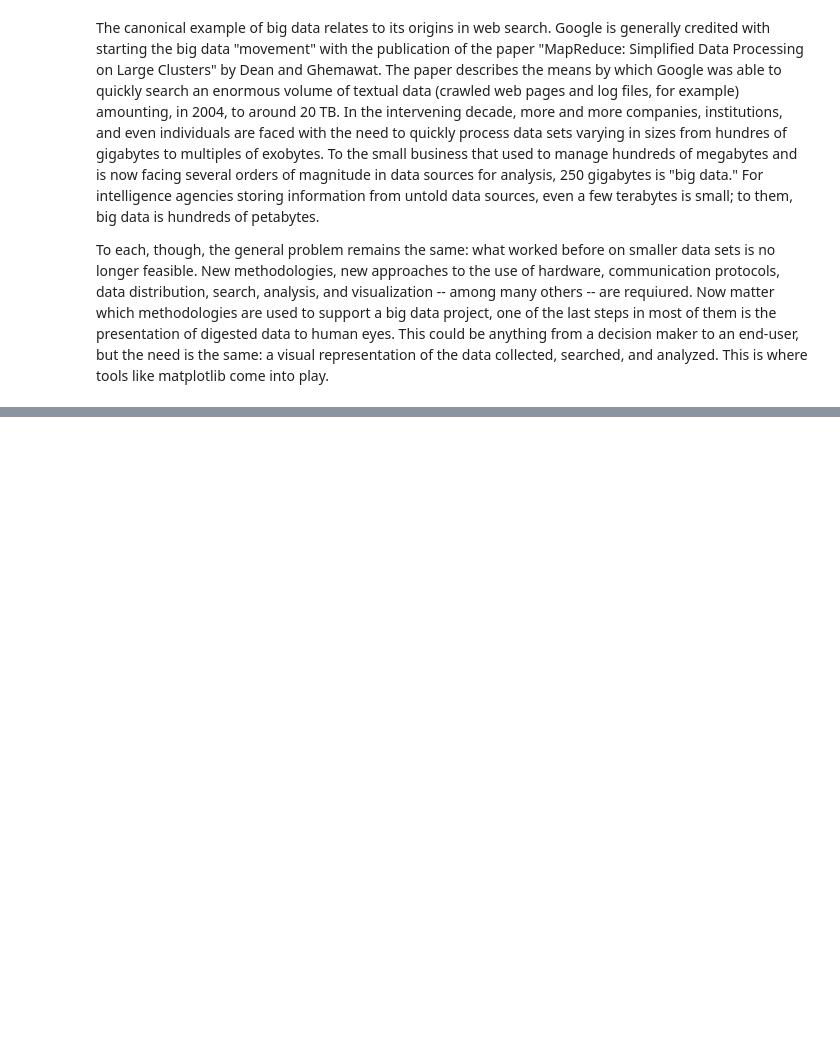
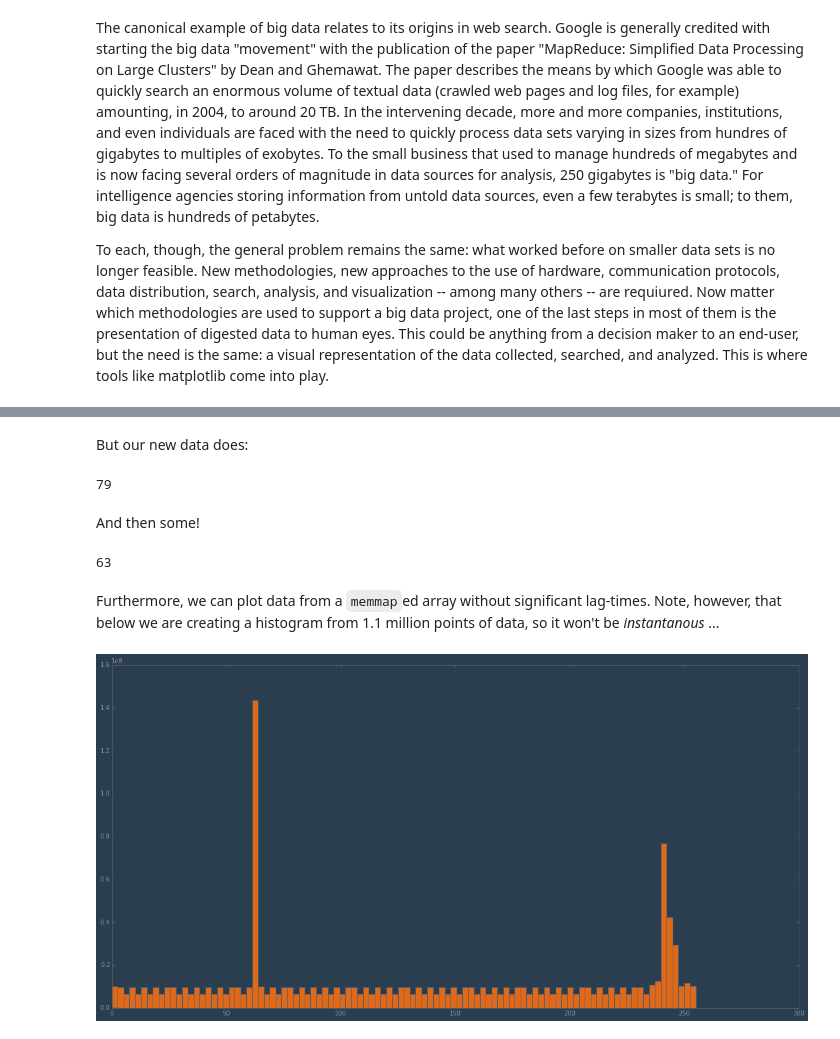
Before and after one commit to masteringmatplotlib/big-data, a Jupyter notebook: notebooks/mmpl-big-data.ipynb, the cells around one changed output, grey strips where cells are left out. Cells and saved outputs as stored; diff of their text form; code cells hidden in the pictures; blank space fills up the shorter version.

```diff
--- a/notebooks/mmpl-big-data.ipynb
+++ b/notebooks/mmpl-big-data.ipynb
@@ -62,0 +168,2 @@ plt.show()
+# %%
+data = np.memmap("../data/points.bin", mode="r", shape=data_shape)
@@ -62,0 +172,3 @@ plt.show()
+# %%
+big_data_shape = (data_len * 11,)
+big_data = np.memmap("../data/many-points.bin", dtype="uint8", mode="w+", shape=big_data_shape)
@@ -62,0 +195,4 @@ plt.show()
+# %%
+for x in range(11):
+  big_data[x * data_len:((x * data_len) + data_len)] = data
+big_data
@@ -62,0 +222,20 @@ plt.show()
+# %% [markdown]
+But our new data does:
+# %%
+big_data[100000000]
+# %% [output]
+79
+# %% [markdown]
+And then some!
+# %%
+big_data[1100000000 - 1]
+# %% [output]
+63
+# %% [markdown]
+Furthermore, we can plot data from a ``memmap``ed array without significant lag-times. Note, however, that below we are creating a histogram from 1.1 million points of data, so it won't be *instantanous* ...
+# %%
+(figure, axes) = plt.subplots(figsize=(20, 10))
+axes.hist(big_data, bins=100)
+plt.show()
+# %% [output]
+[figure, added]
```
Also changed, not shown: parts of 65 cells of this notebook.
